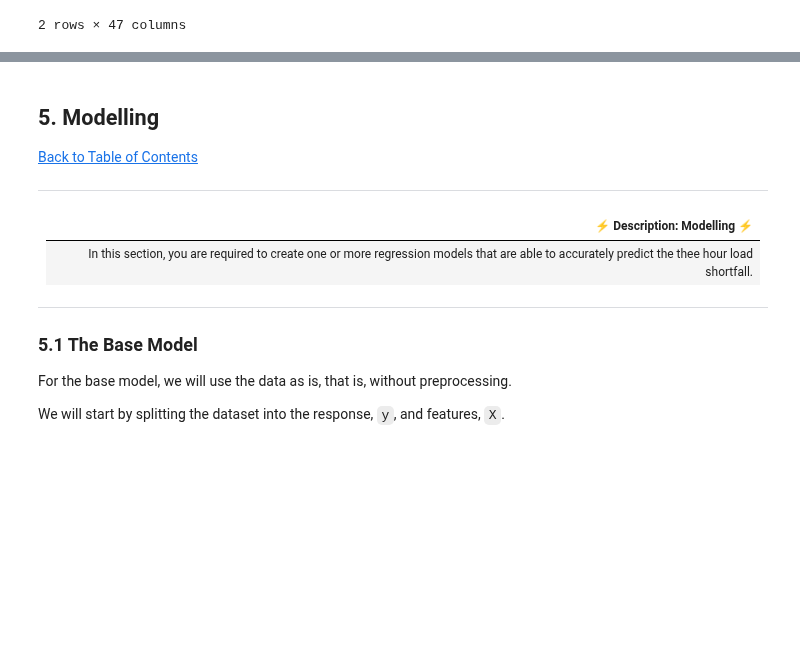
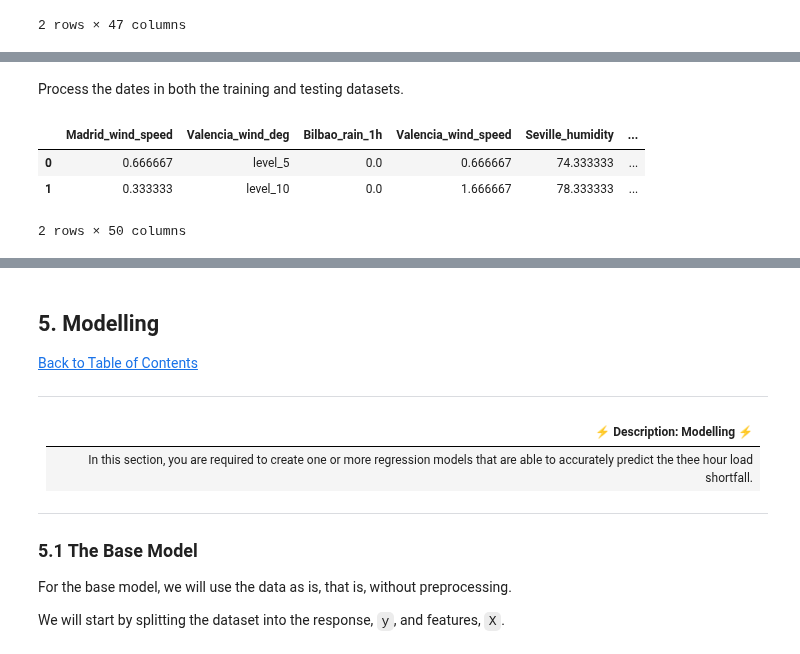
Before and after one commit to Kendo-Shin/Advanced_Regression_Predict-Team-2, a Jupyter notebook: martha-notebook.ipynb, the cells around one changed output, grey strips where cells are left out. Drawn from its saved outputs; the diff is of its cells as text; code cells hidden in the pictures; blank space fills up the shorter version.

```diff
--- a/martha-notebook.ipynb
+++ b/martha-notebook.ipynb
@@ -359,0 +361,12 @@ def process_date(input_df):
+# %% [markdown]
+Process the dates in both the training and testing datasets.
+# %%
+# Process date in training dataset
+
+df_train_date_processed = process_date(df_train_no_unnamed)
+df_train_date_processed.head(2)
+# %% [output]
+|  | Madrid_wind_speed | Valencia_wind_deg | Bilbao_rain_1h | Valencia_wind_speed | Seville_humidity | ... |
+| 0 | 0.666667 | level_5 | 0.0 | 0.666667 | 74.333333 | ... |
+| 1 | 0.333333 | level_10 | 0.0 | 1.666667 | 78.333333 | ... |
+2 rows × 50 columns
```
Also changed, not shown: parts of 32 cells of this notebook.
